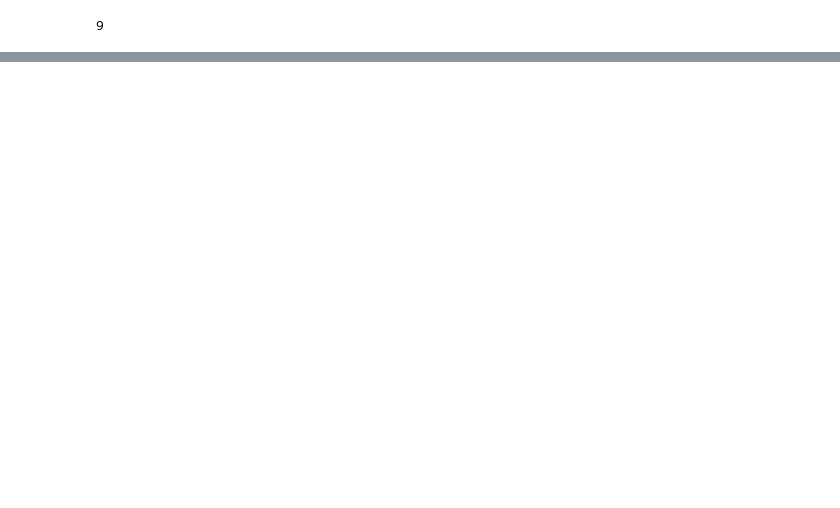
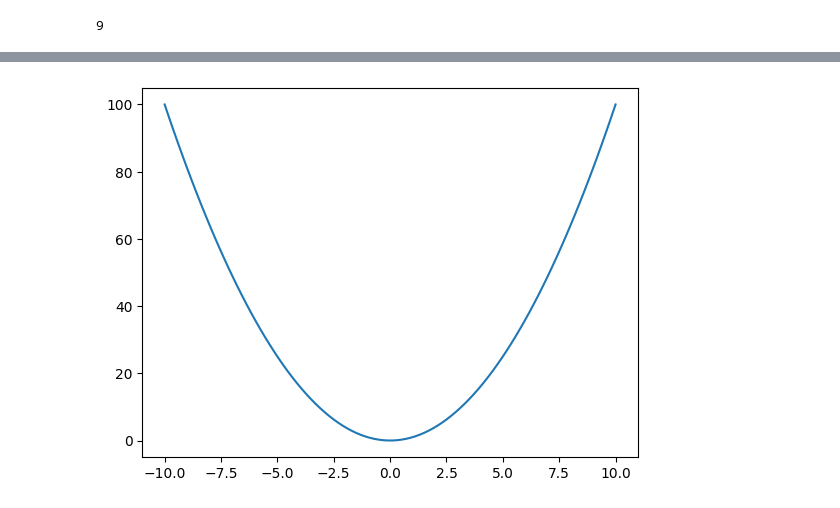
Before and after one commit to phigratio/Machine-Learning, a Jupyter notebook: Numpy.ipynb, the cells around one changed output, grey strips where cells are left out. Drawn from its saved outputs; the diff is of its cells as text; code cells hidden in the pictures; blank space fills up the shorter version.

```diff
--- a/Numpy.ipynb
+++ b/Numpy.ipynb
@@ -260,0 +433,6 @@ print(a1[-1])
+# %%
+y=x**2
+plt.plot(x,y)
+plt.show()
+# %% [output]
+[figure, added]
```
Also changed, not shown: parts of 42 cells of this notebook.
